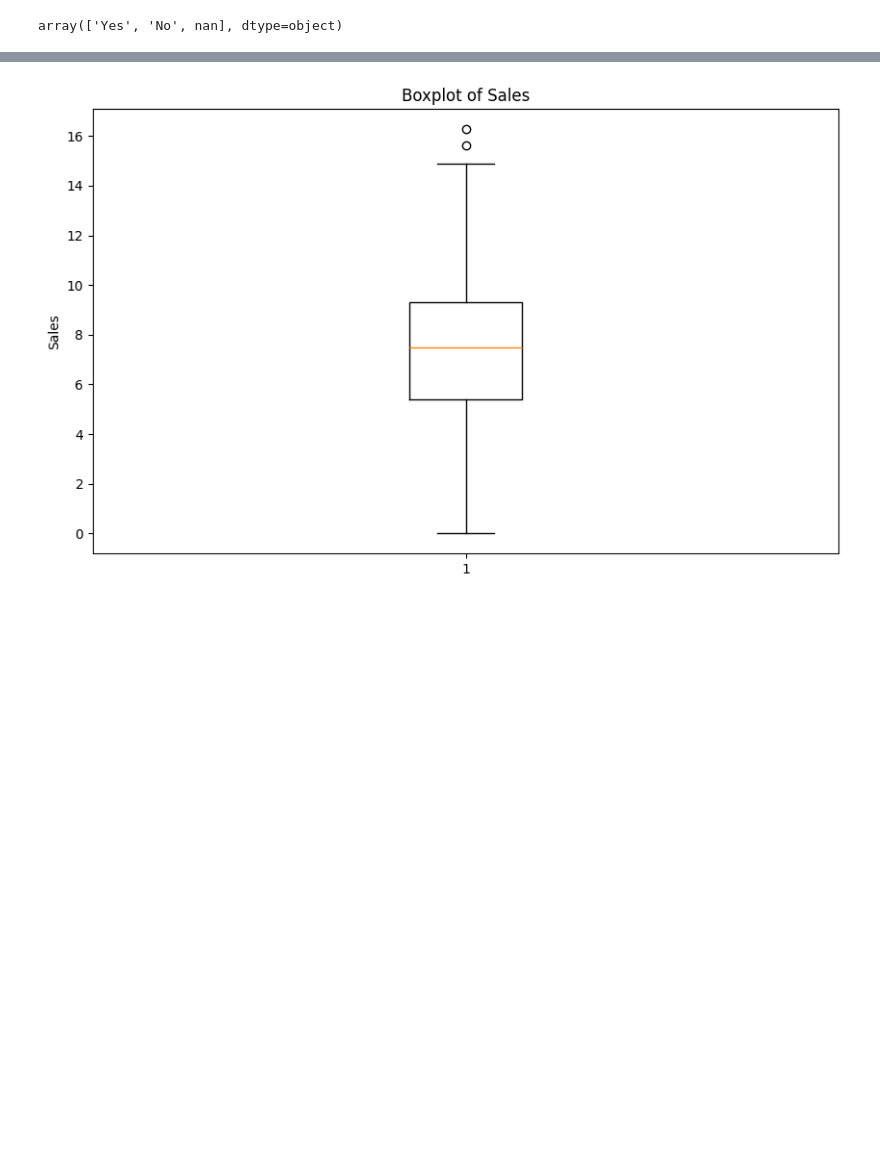
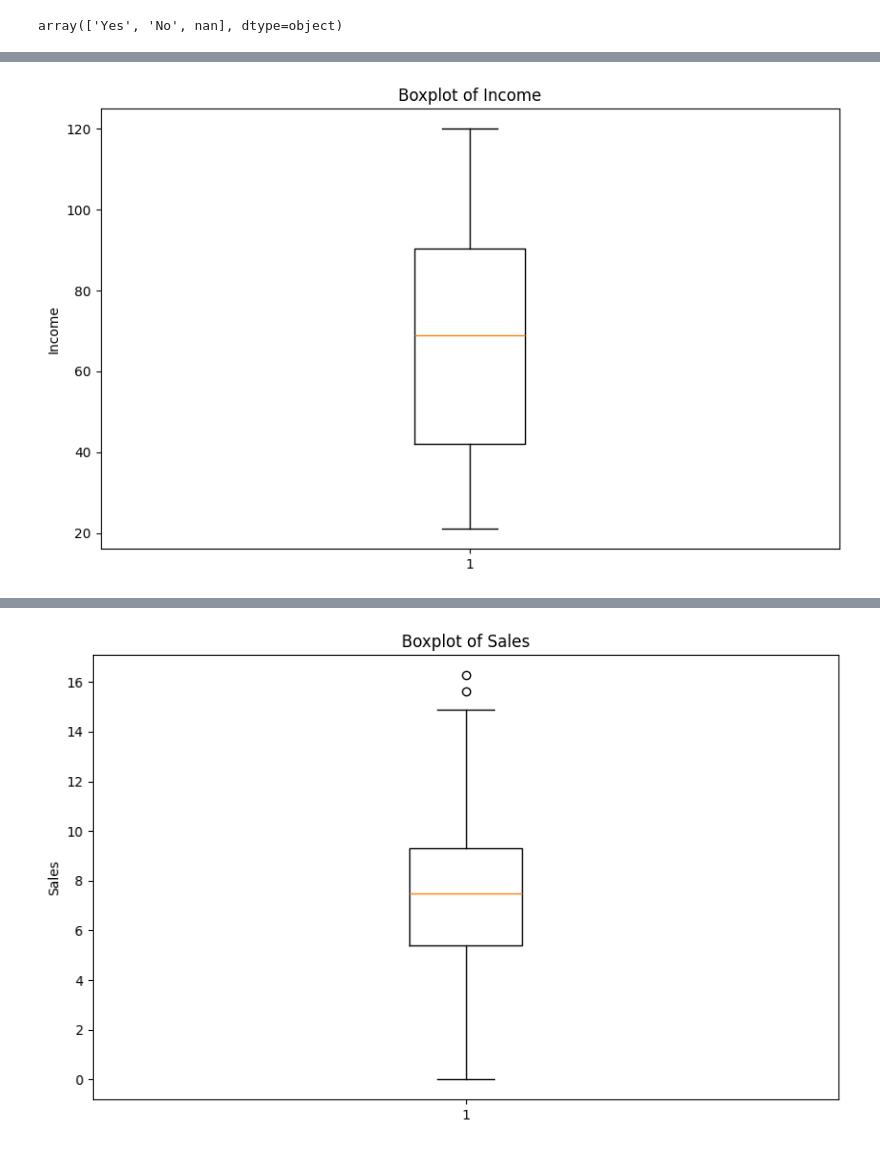
Before and after one commit to RodionM777/Desc-stat-R-W-2025, a Jupyter notebook: Exercise 4.ipynb, the cells around one changed output, grey strips where cells are left out. Drawn from its saved outputs; the diff is of its cells as text; code cells hidden in the pictures; blank space fills up the shorter version.

```diff
--- a/Exercise 4.ipynb
+++ b/Exercise 4.ipynb
@@ -840,0 +882,8 @@ array(['Yes', 'No', nan], dtype=object)
+# %%
+plt.figure(figsize=(10, 6))
+plt.boxplot(carseats['Income'].dropna())
+plt.title('Boxplot of Income')
+plt.ylabel('Income')
+plt.show()
+# %% [output]
+[figure, added]
```
Also changed, not shown: parts of 23 cells of this notebook.
